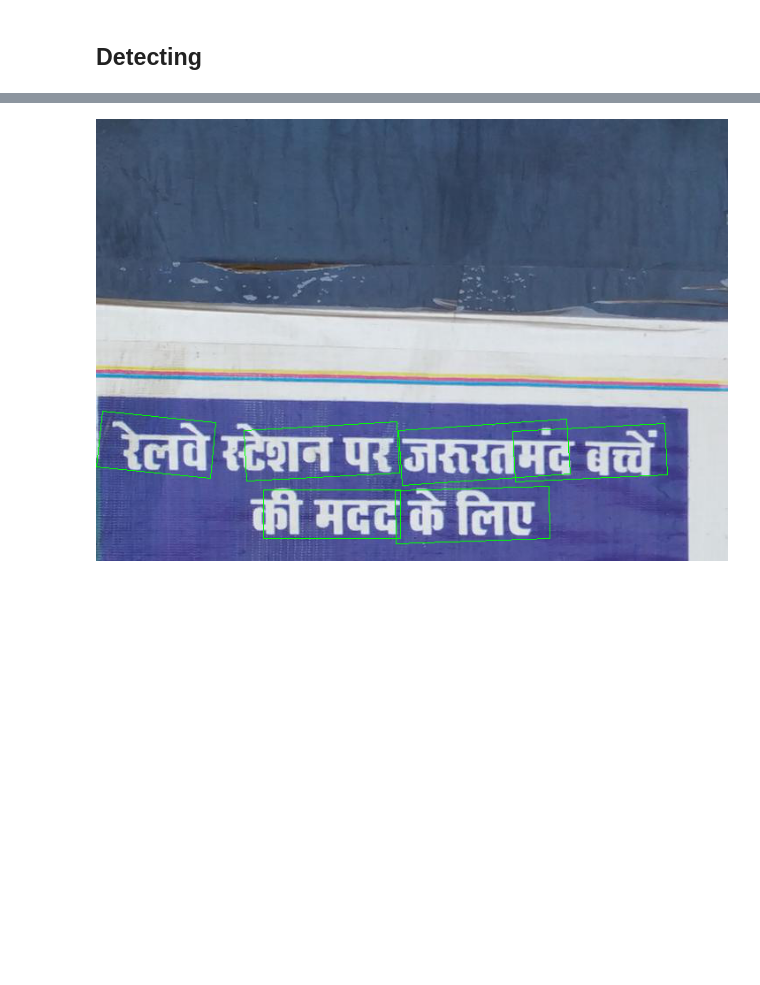
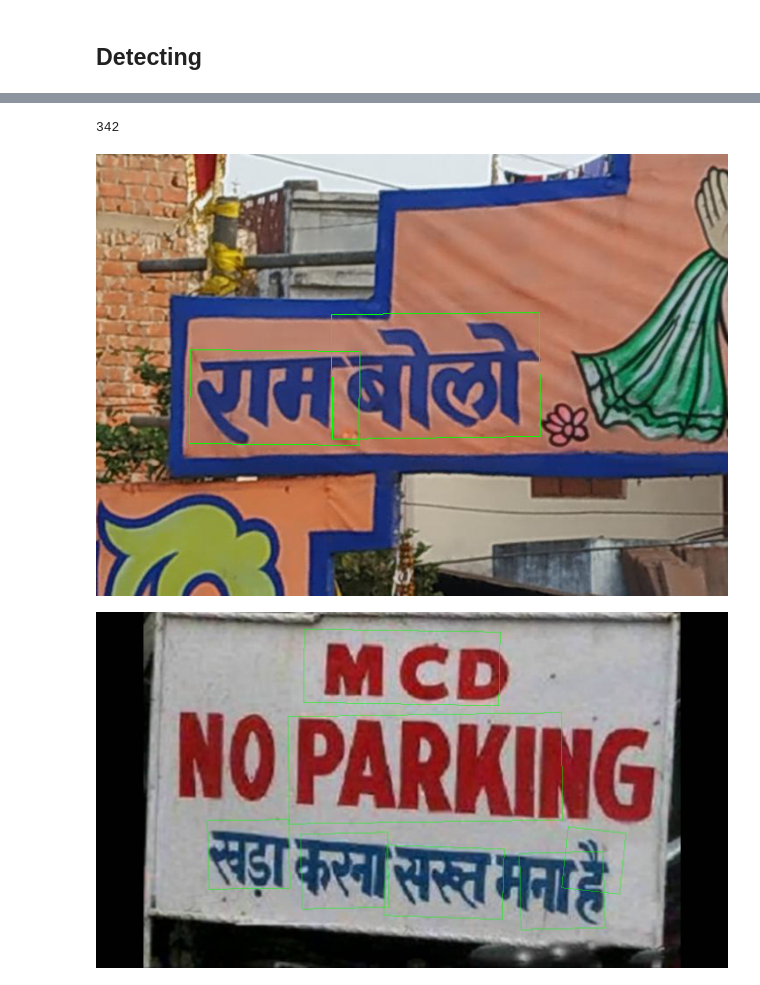
Before and after one commit to kavyajeetbora/EAST, a Jupyter notebook: EAST_detection.ipynb, the cells around one changed output, grey strips where cells are left out. Saved outputs shown, nothing was run; the diff lists cells and outputs as text; code cells hidden in the pictures; blank space fills up the shorter version.

```diff
--- a/EAST_detection.ipynb
+++ b/EAST_detection.ipynb
@@ -56,10 +60,10 @@ Drive already mounted at /content/drive; to attempt to forcibly remount, call dr
 # %%
-from dataset_original import custom_dataset
+from dataset import custom_dataset
 
 # AI4Bharat dataset
 image_address = '/content/drive/My Drive/Colab Notebooks/padh.ai.notebooks/15. Object Detection/Simple YOLO model/Data/Sample Images'
 label_address = '/content/drive/My Drive/Colab Notebooks/padh.ai.notebooks/15. Object Detection/Simple YOLO model/Data/Sample Annotations'
-model_path = '/content/drive/My Drive/Colab Notebooks/padh.ai.notebooks/15. Object Detection/EAST scene text detector/model_epoch_20.pth'
+model_path = '/content/drive/My Drive/Colab Notebooks/padh.ai.notebooks/15. Object Detection/EAST scene text detector/model_epoch_29.pth'
 
 
 # icdar dataset
@@ -87,9 +111,16 @@ img_files = os.listdir(image_address)
 index = np.random.choice(len(img_files))
 image_path = os.path.join(image_address,img_files[index])
 
-
+print(index)
 img = Image.open(image_path)
 boxes = detect(img, model, device)
 plot_boxes(img, boxes)
 # %% [output]
+342
-[figure, old version]
+[figure, new version]
+# %%
+img = Image.open('/content/signboard.jpg')
+boxes = detect(img, model, device)
+plot_boxes(img, boxes)
+# %% [output]
+[figure, added]
```
Also changed, not shown: parts of 4 cells of this notebook.
